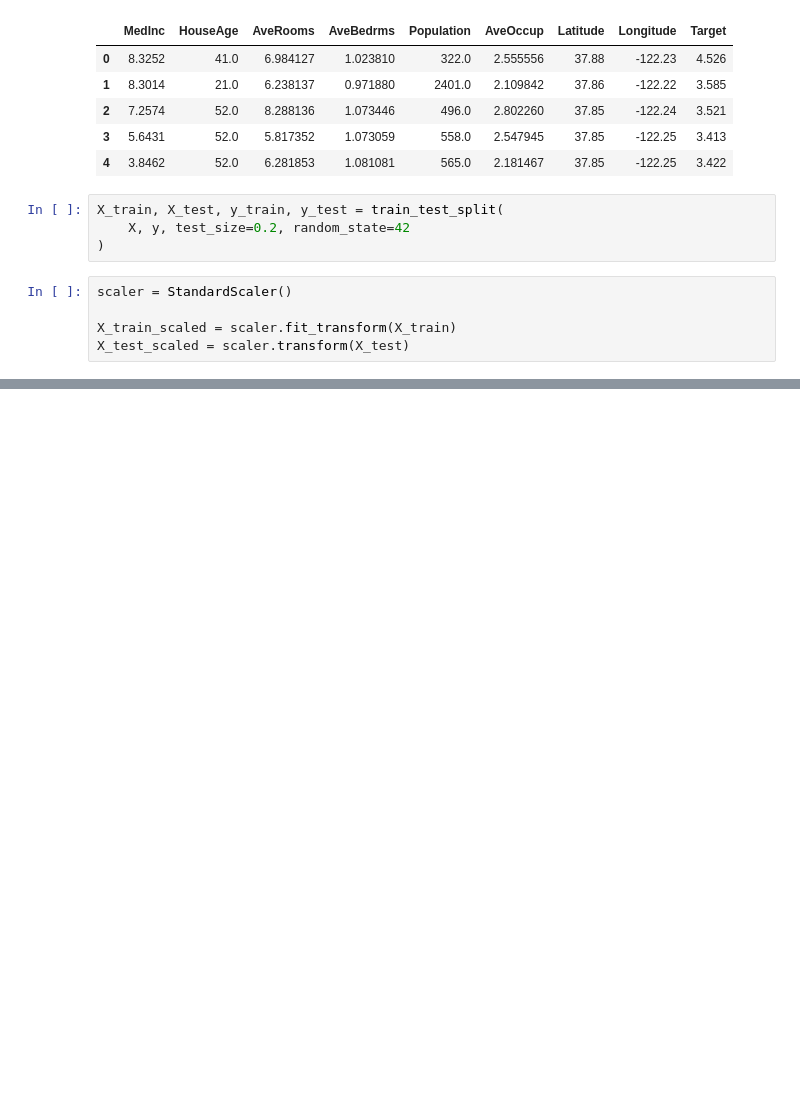
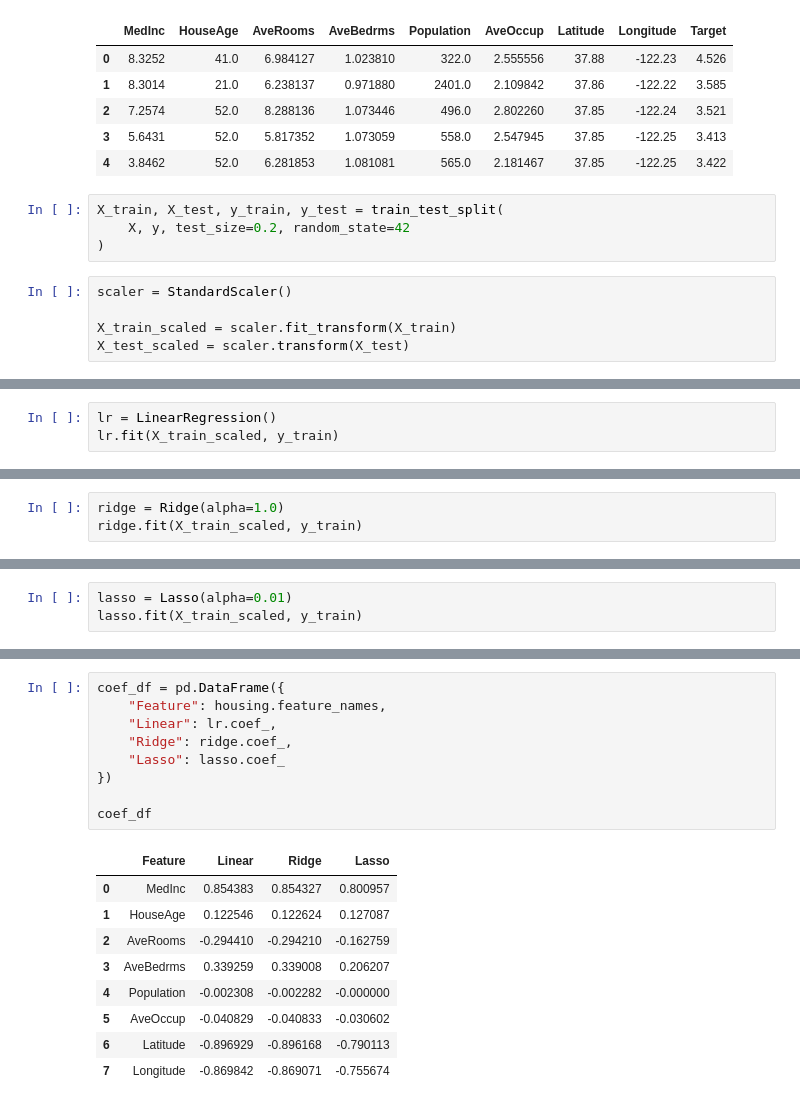
Before and after one commit to Khushipawar37/ML_Basics, a Jupyter notebook: Linear_Regression.ipynb, the cells around one changed output, grey strips where cells are left out. Cells and saved outputs as stored; diff of their text form; blank space fills up the shorter version.

Commit message:
Linear reg, Ridge and Lasso implemented

```diff
--- a/Linear_Regression.ipynb
+++ b/Linear_Regression.ipynb
@@ -59,0 +62,3 @@ X_test_scaled = scaler.transform(X_test)
+# %%
+lr = LinearRegression()
+lr.fit(X_train_scaled, y_train)
@@ -59,0 +80,3 @@ X_test_scaled = scaler.transform(X_test)
+# %%
+ridge = Ridge(alpha=1.0)
+ridge.fit(X_train_scaled, y_train)
@@ -59,0 +98,3 @@ X_test_scaled = scaler.transform(X_test)
+# %%
+lasso = Lasso(alpha=0.01)
+lasso.fit(X_train_scaled, y_train)
@@ -59,0 +114,19 @@ X_test_scaled = scaler.transform(X_test)
+# %%
+coef_df = pd.DataFrame({
+    "Feature": housing.feature_names,
+    "Linear": lr.coef_,
+    "Ridge": ridge.coef_,
+    "Lasso": lasso.coef_
+})
+
+coef_df
+# %% [output]
+|  | Feature | Linear | Ridge | Lasso |
+| 0 | MedInc | 0.854383 | 0.854327 | 0.800957 |
+| 1 | HouseAge | 0.122546 | 0.122624 | 0.127087 |
+| 2 | AveRooms | -0.294410 | -0.294210 | -0.162759 |
+| 3 | AveBedrms | 0.339259 | 0.339008 | 0.206207 |
+| 4 | Population | -0.002308 | -0.002282 | -0.000000 |
+| 5 | AveOccup | -0.040829 | -0.040833 | -0.030602 |
+| 6 | Latitude | -0.896929 | -0.896168 | -0.790113 |
+| 7 | Longitude | -0.869842 | -0.869071 | -0.755674 |
```
Also changed, not shown: parts of 10 cells of this notebook.
